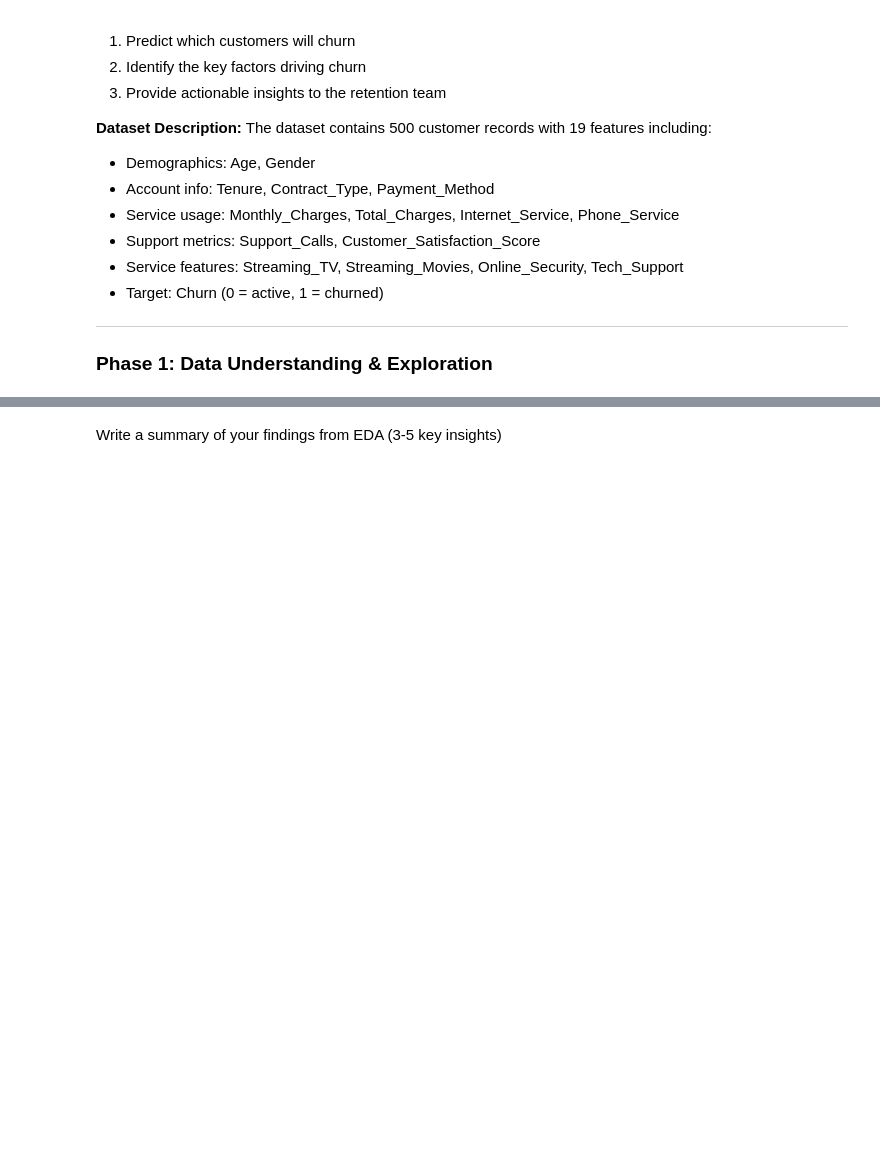
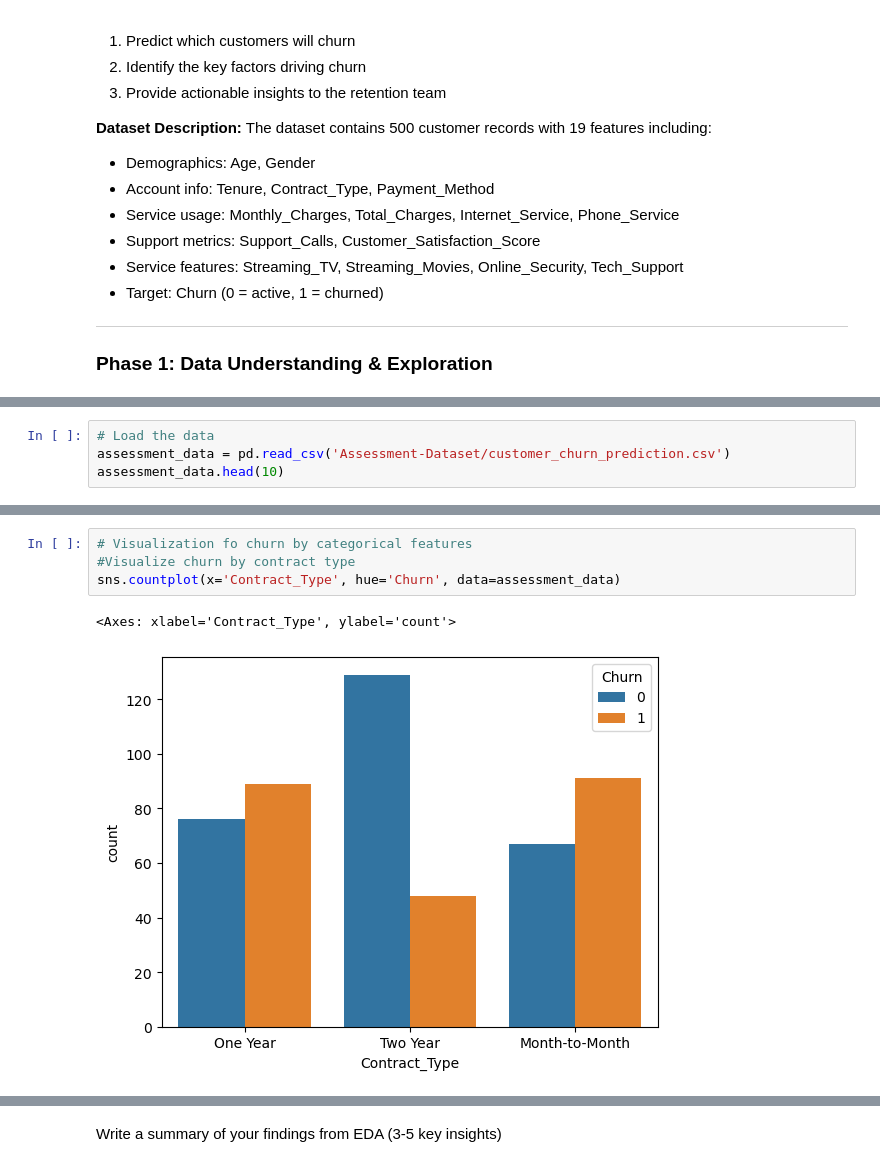
Before and after one commit to Blessing-Ekeh/dataraflow-week16-Regression, a Jupyter notebook: Take Home.ipynb, the cells around one changed output, grey strips where cells are left out. Cells and saved outputs as stored; diff of their text form; blank space fills up the shorter version.

Commit message:
Assessment Solutions

```diff
--- a/Take Home.ipynb
+++ b/Take Home.ipynb
@@ -1508,0 +1523,4 @@ The dataset contains 500 customer records with 19 features including:
+# %%
+# Load the data
+assessment_data = pd.read_csv('Assessment-Dataset/customer_churn_prediction.csv')
+assessment_data.head(10)
@@ -1508,0 +1600,7 @@ The dataset contains 500 customer records with 19 features including:
+# %%
+# Visualization fo churn by categorical features
+#Visualize churn by contract type
+sns.countplot(x='Contract_Type', hue='Churn', data=assessment_data)
+# %% [output]
+<Axes: xlabel='Contract_Type', ylabel='count'>
+[figure, added]
```
Also changed, not shown: parts of 17 cells of this notebook.
